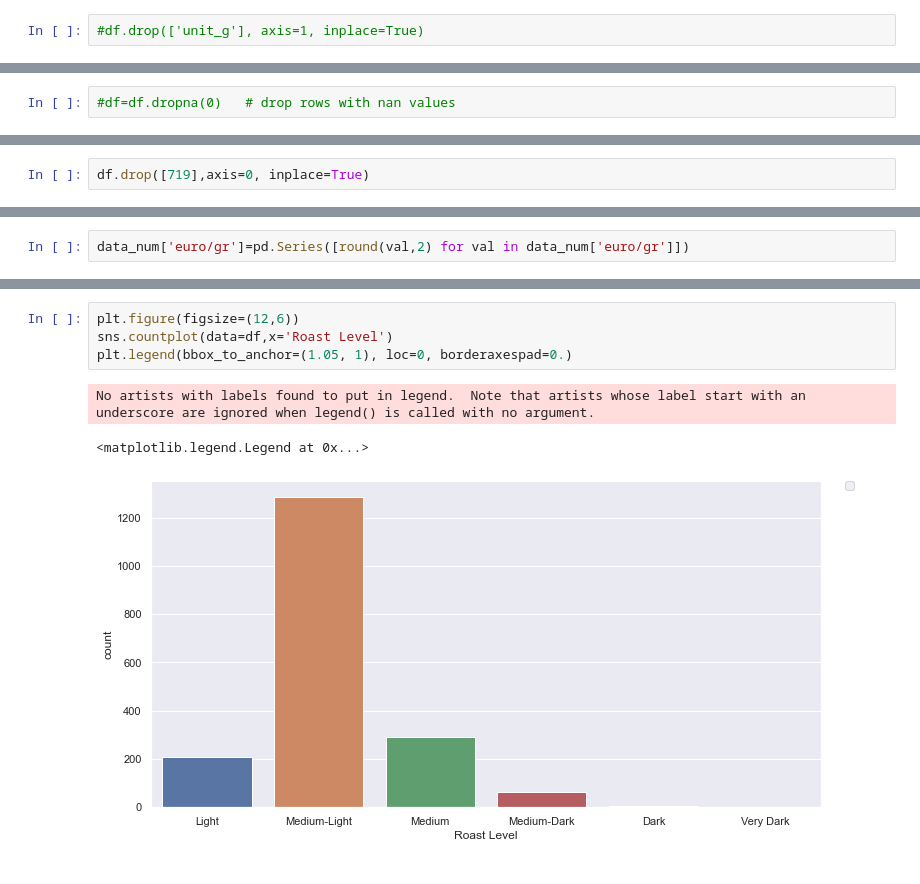
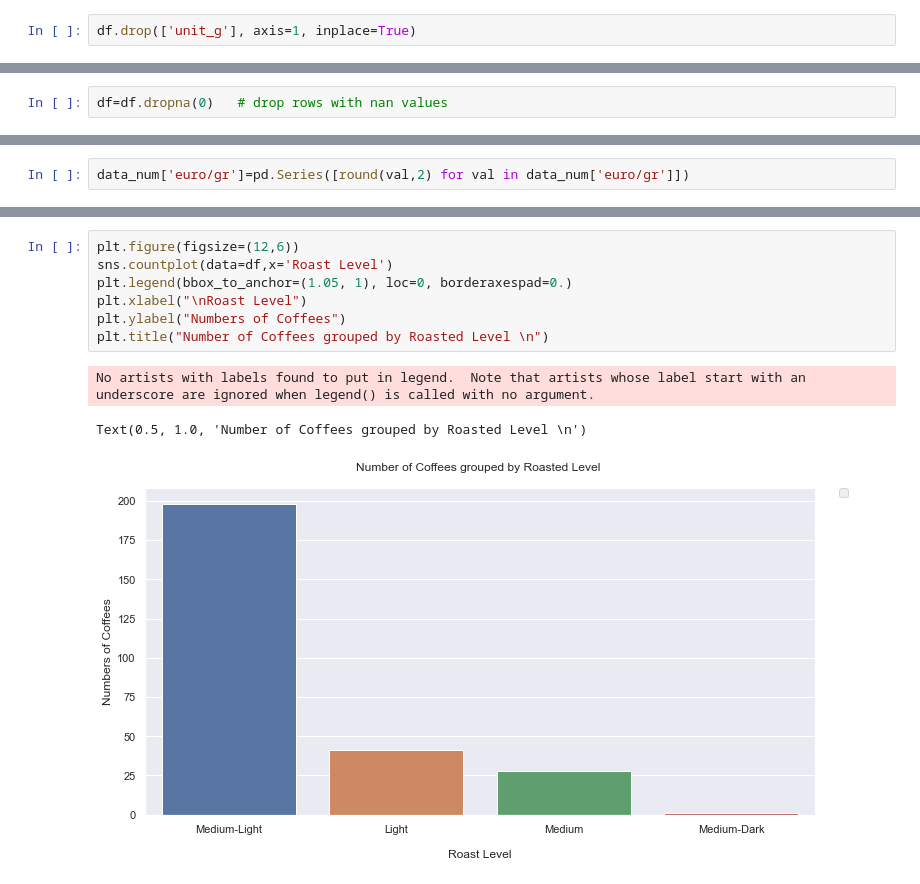
Before and after one commit to fernando-arancibia/Coffee-Roaster-Review-Data-Scrapping-Data-Analysis-and-Streamlit-Dashboard-, a Jupyter notebook: scripts/Review_Cleaning_and_Descriptive_analisis.ipynb, the cells around one changed output, grey strips where cells are left out. Cells and saved outputs as stored; diff of their text form.

```diff
--- a/scripts/Review_Cleaning_and_Descriptive_analisis.ipynb
+++ b/scripts/Review_Cleaning_and_Descriptive_analisis.ipynb
@@ -537,4 +487,4 @@ df.drop(['unit', 'price_', 'price2','price'], axis=1, inplace=True)
 # %%
 df['euro/gr'] = df.euro / df.unit_g
 # %%
-#df.drop(['unit_g'], axis=1, inplace=True)
+df.drop(['unit_g'], axis=1, inplace=True)
@@ -575,3 +509,3 @@ df.isna()
 # %%
-#df=df.dropna(0)   # drop rows with nan values
+df=df.dropna(0)   # drop rows with nan values
 # %% [markdown]
@@ -655,5 +599,3 @@ df[df['euro/gr'].apply(np.isinf)]
-# %%
-df.drop([719],axis=0, inplace=True)
 # %%
 df[df['euro/gr'].apply(np.isinf)]
 # %% [output]
@@ -942,11 +851,14 @@ Text(0.5, 1.0, 'Top 5 Coffees in terms of price \n')
 # %%
 plt.figure(figsize=(12,6))
 sns.countplot(data=df,x='Roast Level')
 plt.legend(bbox_to_anchor=(1.05, 1), loc=0, borderaxespad=0.)
+plt.xlabel("\nRoast Level")
+plt.ylabel("Numbers of Coffees")
+plt.title("Number of Coffees grouped by Roasted Level \n")
 # %% [output]
 No artists with labels found to put in legend.  Note that artists whose label start with an underscore are ignored when legend() is called with no argument.
-<matplotlib.legend.Legend at 0x...>
+Text(0.5, 1.0, 'Number of Coffees grouped by Roasted Level \n')
-[figure, old version]
+[figure, new version]
 # %%
 plt.figure(figsize=(12,6))
 sns.countplot(x='Rating', hue='Roast Level', data=df)
```
Also changed, not shown: parts of 46 cells of this notebook.
